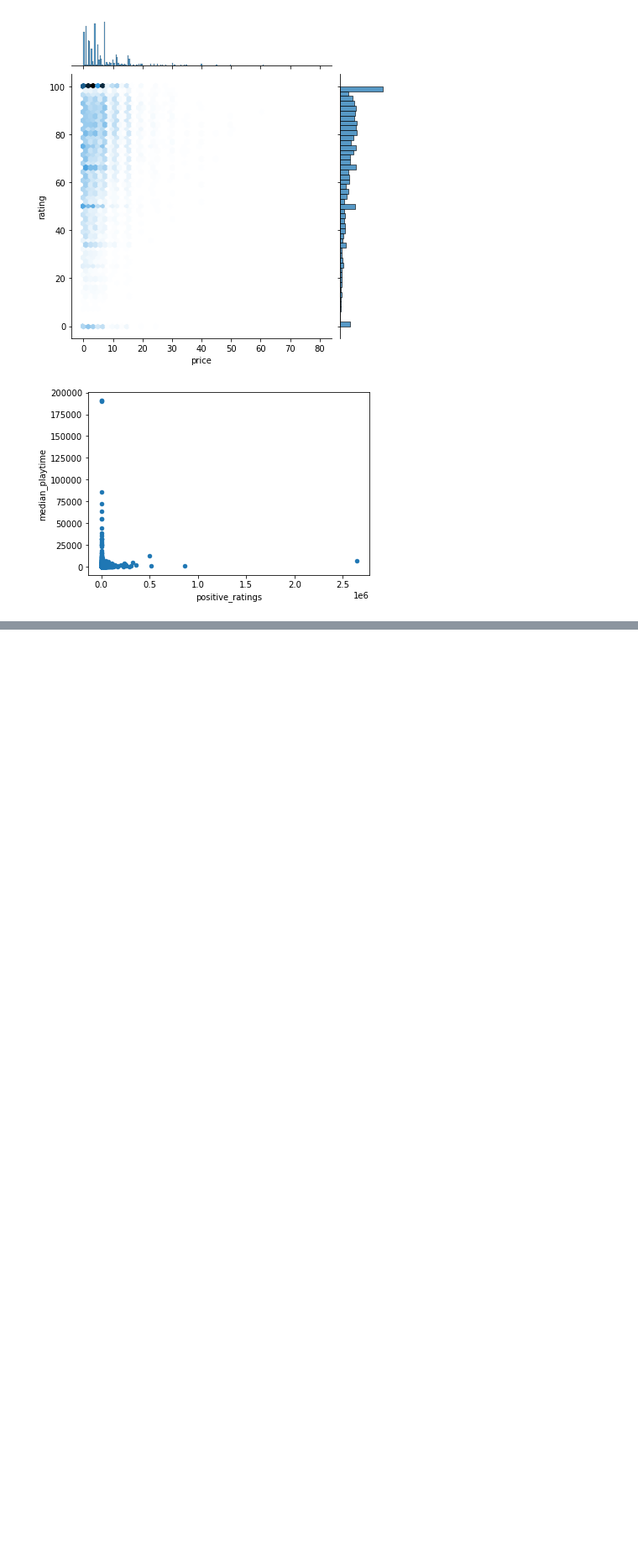
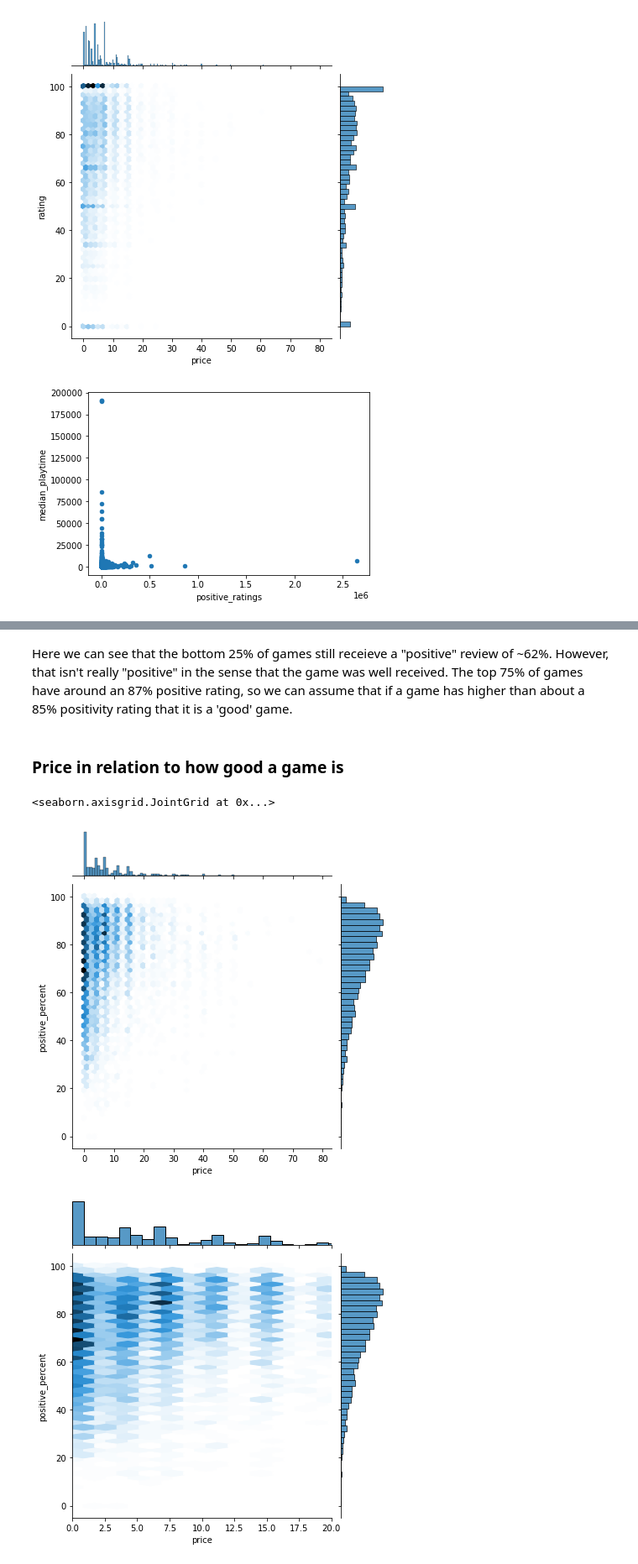
Before and after one commit to data301-2021-winter1/group26-project, a Jupyter notebook: notebooks/analysis1.ipynb, the cells around one changed output, grey strips where cells are left out. Shown: that part at 84% size. Saved outputs shown, nothing was run; the diff lists cells and outputs as text; code cells hidden in the pictures; blank space fills up the shorter version.

```diff
--- a/notebooks/analysis1.ipynb
+++ b/notebooks/analysis1.ipynb
@@ -89,0 +112,12 @@ df
+# %% [markdown]
+Here we can see that the bottom 25% of games still receieve a "positive" review of ~62%. However, that isn't really "positive" in the sense that the game was well received. The top 75% of games have around an 87% positive rating, so we can assume that if a game has higher than about a 85% positivity rating that it is a 'good' game.
+# %% [markdown]
+### Price in relation to how good a game is
+# %%
+sns.jointplot(x="price", y="positive_percent", data=df, kind="hex")
+sns.jointplot(x="price", y="positive_percent", data=df, kind="hex", xlim=(0, 20))
+sns.jointplot(x="price", y="positive_percent", data=df, kind="hex", xlim=(20, 60))
+# %% [output]
+<seaborn.axisgrid.JointGrid at 0x...>
+[figure, added]
+[figure, added]
```
Also changed, not shown: parts of 14 cells of this notebook, 1 other file.
